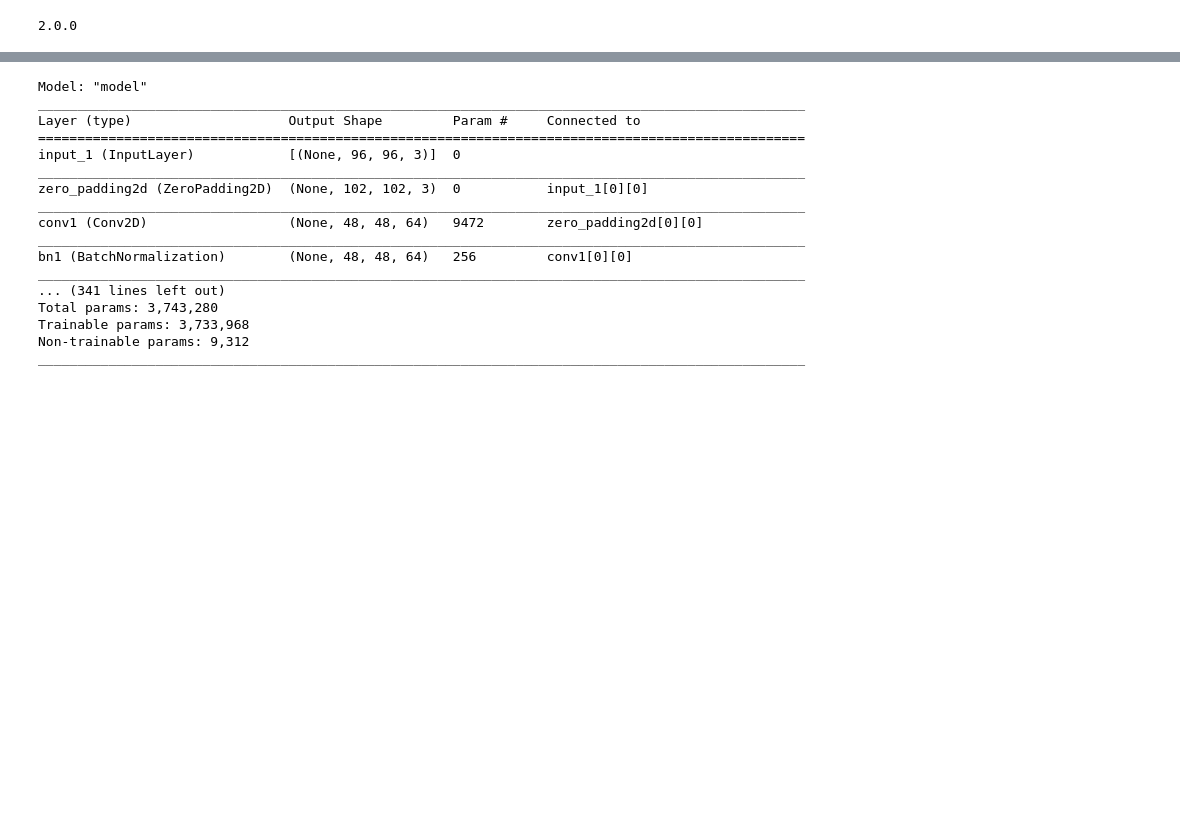
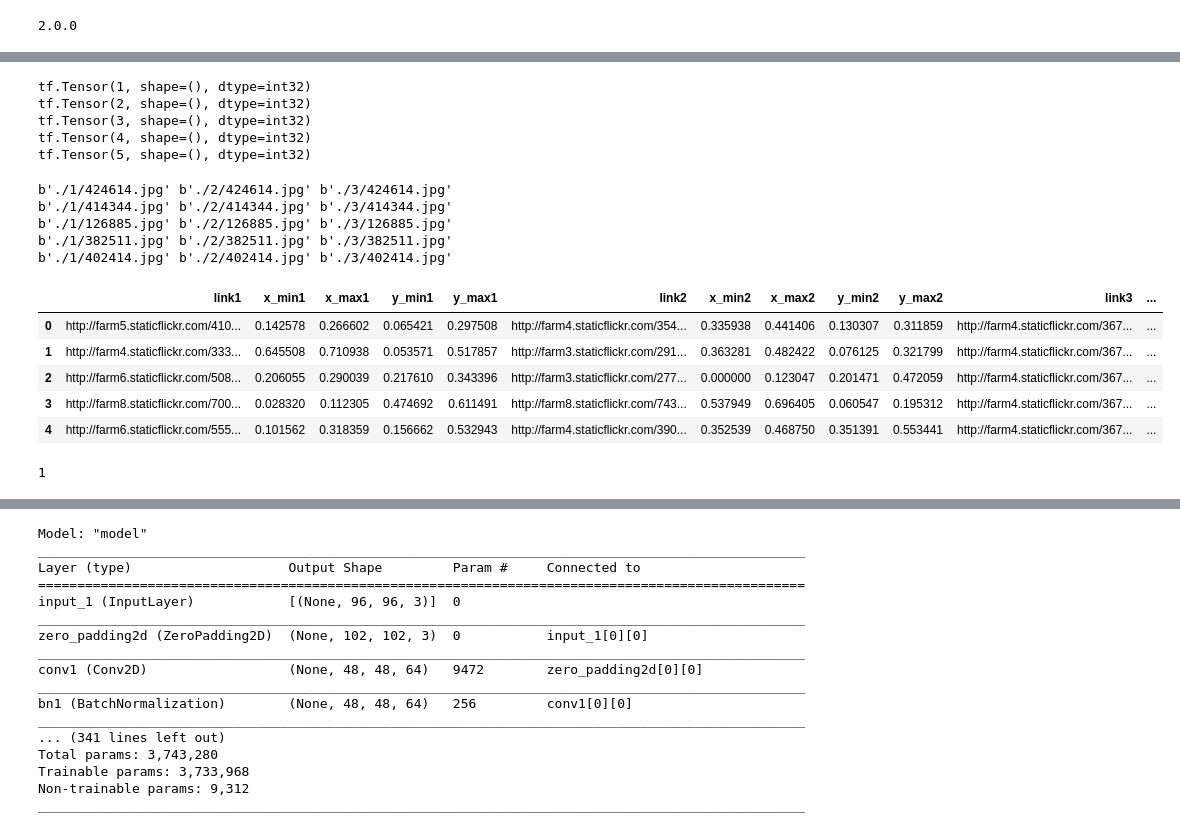
Before and after one commit to omarshafik/Machine-Learning, a Jupyter notebook: Computer Vision/Emotion Recognition/FECNet.ipynb, the cells around one changed output, grey strips where cells are left out. Saved outputs shown, nothing was run; the diff lists cells and outputs as text; code cells hidden in the pictures; blank space fills up the shorter version.

```diff
--- a/Computer Vision/Emotion Recognition/FECNet.ipynb
+++ b/Computer Vision/Emotion Recognition/FECNet.ipynb
@@ -53,0 +126,33 @@ print(tf.version.VERSION)
+# %%
+for f in list_ds2.take(5):
+  print(tf.strings.to_number(tf.strings.split(tf.strings.split(f, sep="/")[-1], sep=".")[0], out_type=tf.int32))
+# %% [output]
+tf.Tensor(1, shape=(), dtype=int32)
+tf.Tensor(2, shape=(), dtype=int32)
+tf.Tensor(3, shape=(), dtype=int32)
+tf.Tensor(4, shape=(), dtype=int32)
+tf.Tensor(5, shape=(), dtype=int32)
+# %%
+for a, b, c in valid_files_ds.take(5):
+  print(a.numpy(), b.numpy(), c.numpy())
+# %% [output]
+b'./1/424614.jpg' b'./2/424614.jpg' b'./3/424614.jpg'
+b'./1/414344.jpg' b'./2/414344.jpg' b'./3/414344.jpg'
+b'./1/126885.jpg' b'./2/126885.jpg' b'./3/126885.jpg'
+b'./1/382511.jpg' b'./2/382511.jpg' b'./3/382511.jpg'
+b'./1/402414.jpg' b'./2/402414.jpg' b'./3/402414.jpg'
+# %%
+data = pd.read_csv("./drive/My Drive/Datasets/FEC/train.csv")
+# %%
+data.head()
+# %% [output]
+|  | link1 | x_min1 | x_max1 | y_min1 | y_max1 | link2 | x_min2 | x_max2 | y_min2 | y_max2 | link3 | ... |
+| 0 | http://farm5.staticflickr.com/410... | 0.142578 | 0.266602 | 0.065421 | 0.297508 | http://farm4.staticflickr.com/354... | 0.335938 | 0.441406 | 0.130307 | 0.311859 | http://farm4.staticflickr.com/367... | ... |
+| 1 | http://farm4.staticflickr.com/333... | 0.645508 | 0.710938 | 0.053571 | 0.517857 | http://farm3.staticflickr.com/291... | 0.363281 | 0.482422 | 0.076125 | 0.321799 | http://farm4.staticflickr.com/367... | ... |
+| 2 | http://farm6.staticflickr.com/508... | 0.206055 | 0.290039 | 0.217610 | 0.343396 | http://farm3.staticflickr.com/277... | 0.000000 | 0.123047 | 0.201471 | 0.472059 | http://farm4.staticflickr.com/367... | ... |
+| 3 | http://farm8.staticflickr.com/700... | 0.028320 | 0.112305 | 0.474692 | 0.611491 | http://farm8.staticflickr.com/743... | 0.537949 | 0.696405 | 0.060547 | 0.195312 | http://farm4.staticflickr.com/367... | ... |
+| 4 | http://farm6.staticflickr.com/555... | 0.101562 | 0.318359 | 0.156662 | 0.532943 | http://farm4.staticflickr.com/390... | 0.352539 | 0.468750 | 0.351391 | 0.553441 | http://farm4.staticflickr.com/367... | ... |
+# %%
+data[data['col33'] == 5].values.tolist()[0][21]
+# %% [output]
+1
```
Also changed, not shown: parts of 62 cells of this notebook.
